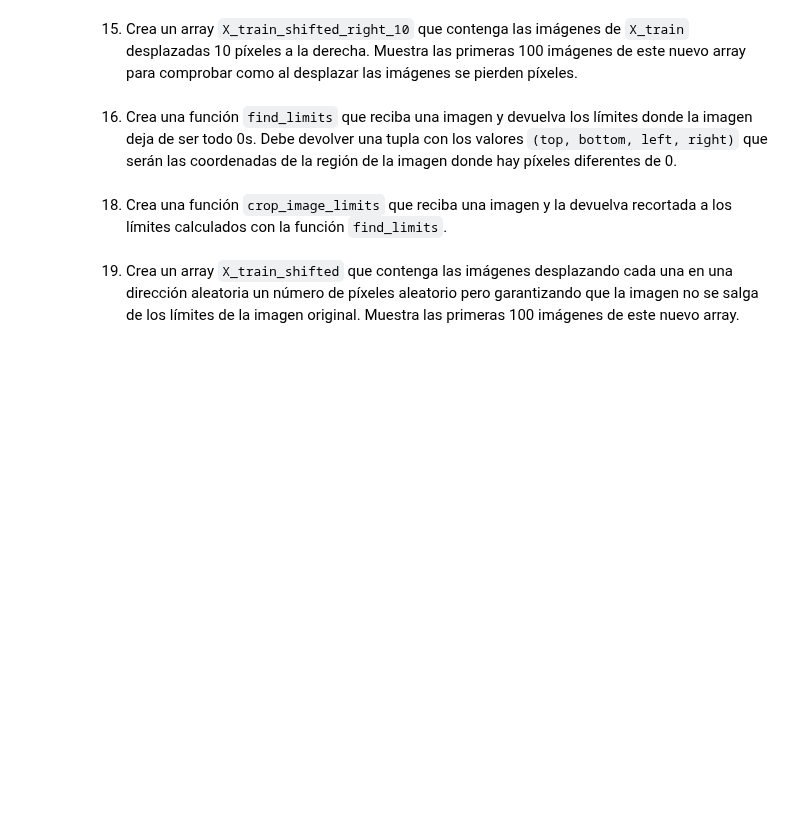
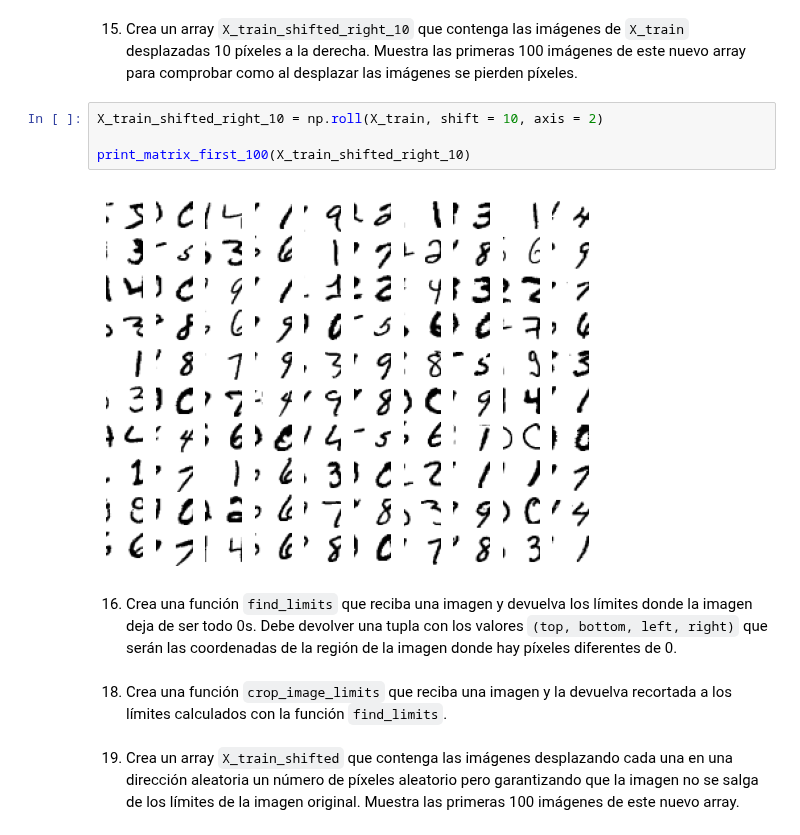
Before and after one commit to Mariorb88/pia, a Jupyter notebook: tarea5.ipynb, the cells around one changed output. Cells and saved outputs as stored; diff of their text form; blank space fills up the shorter version.

```diff
--- a/tarea5.ipynb
+++ b/tarea5.ipynb
@@ -351,5 +349,11 @@ shift_image(X_train[0], 4, 7)
 # %% [markdown]
 15. Crea un array `X_train_shifted_right_10` que contenga las imágenes de `X_train` desplazadas 10 píxeles a la derecha. Muestra las primeras 100 imágenes de este nuevo array para comprobar como al desplazar las imágenes se pierden píxeles.
+# %%
+X_train_shifted_right_10 = np.roll(X_train, shift = 10, axis = 2)
+
+print_matrix_first_100(X_train_shifted_right_10)
+# %% [output]
+[figure, added]
 # %% [markdown]
 16. Crea una función `find_limits` que reciba una imagen y devuelva los límites donde la imagen deja de ser todo 0s. Debe devolver una tupla con los valores `(top, bottom, left, right)` que serán las coordenadas de la región de la imagen donde hay píxeles diferentes de 0.
 # %% [markdown]
```
Also changed, not shown: parts of 1 cell of this notebook.
